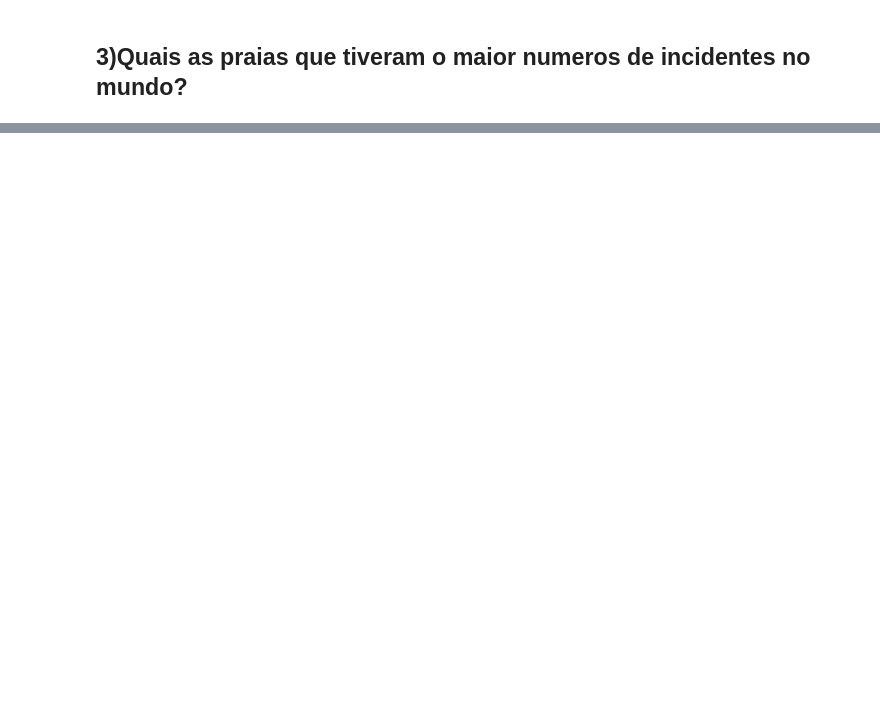
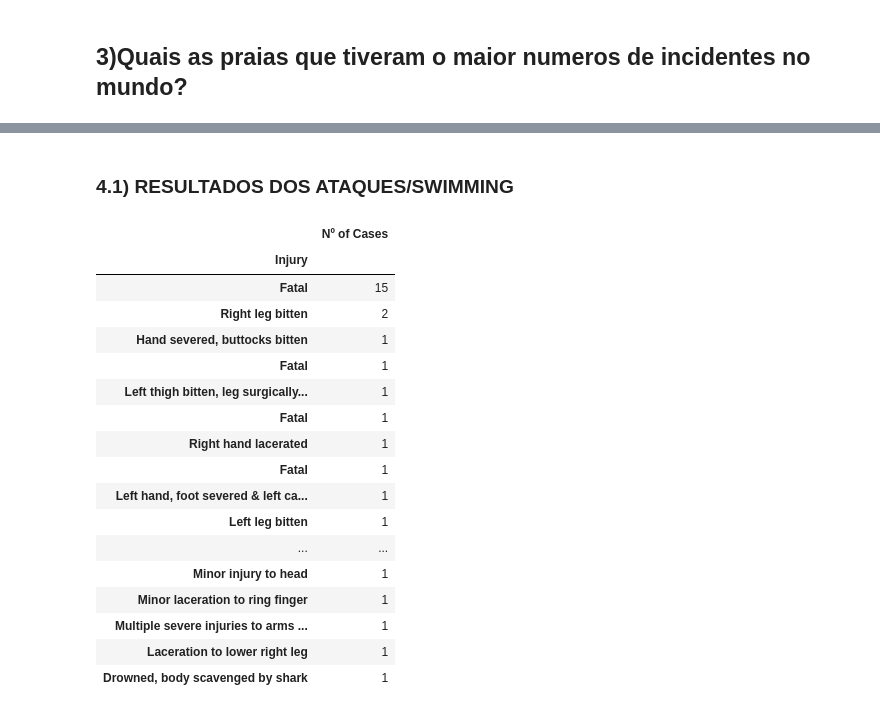
Before and after one commit to PedroPavanii/conditional_statements, a Jupyter notebook: projeto_SHARK.ipynb, the cells around one changed output, grey strips where cells are left out. Drawn from its saved outputs; the diff is of its cells as text; code cells hidden in the pictures; blank space fills up the shorter version.

```diff
--- a/projeto_SHARK.ipynb
+++ b/projeto_SHARK.ipynb
@@ -136,0 +141,12 @@ df_praias_top5
+# %%
+#FILTRANDO ATIVIDADES, INJURIAS NO BRASIL.
+ataques_ativ = tabela_shark.loc[:,['Country', 'Activity', 'Injury']]
+ativ = ataques_ativ.loc[ataques_ativ['Country']=='BRAZIL'].dropna().drop('Country',axis=1)
+
+
+#TRANSFORMANDO EM DATAFRAME O NUMERO DE ATAQUES POR ATIVIDADE.
+df_ativ = ativ['Activity'].value_counts().head(5).to_frame().reset_index()
+df_ativ.columns = ['Activity', 'Nº de Atack']
+df_ativ.set_index('Activity', inplace=True)
+
+df_ativ
@@ -136,0 +161,43 @@ df_praias_top5
+# %% [markdown]
+### 4.1) RESULTADOS DOS ATAQUES/SWIMMING
+# %%
+#FILTRAR RESULTADOS DOS ATAQUES/SWIMMING.
+swimming = ataques_ativ.loc[ataques_ativ['Country']=='BRAZIL'].dropna().drop('Country',axis=1)
+swimming = swimming.loc[swimming['Activity']=='Swimming']
+
+
+#CRIAR DATAFRAME MOSTRANDO NUMERO DE CASOS DE INJURIAS.
+df_swimming = swimming['Injury'].value_counts().to_frame().reset_index()
+df_swimming.columns = ['Injury', 'Nº of Cases']
+
+
+
+#REALIZANDO LIMPEZA PARA MELHOR VISUALIZAÇÃO.
+df_swimming['Injury'] = df_swimming['Injury'].str.replace(r'FATAL.*', 'Fatal', regex=True)
+df_swimming['Injury'] = df_swimming['Injury'].str.replace(r'^.*Fatal', 'Fatal', regex=True)
+df_swimming.set_index('Injury', inplace=True)
+
+
+
+df_swimming
+
+#somar linhas
+# %% [output]
+|  | Nº of Cases |
+| Injury |  |
+| Fatal | 15 |
+| Right leg bitten | 2 |
+| Hand severed, buttocks bitten | 1 |
+| Fatal | 1 |
+| Left thigh bitten, leg surgically... | 1 |
+| Fatal | 1 |
+| Right hand lacerated | 1 |
+| Fatal | 1 |
+| Left hand, foot severed & left ca... | 1 |
+| Left leg bitten | 1 |
+| ... | ... |
+| Minor injury to head | 1 |
+| Minor laceration to ring finger | 1 |
+| Multiple severe injuries to arms ... | 1 |
+| Laceration to lower right leg | 1 |
+| Drowned, body scavenged by shark | 1 |
```
Also changed, not shown: parts of 11 cells of this notebook.
